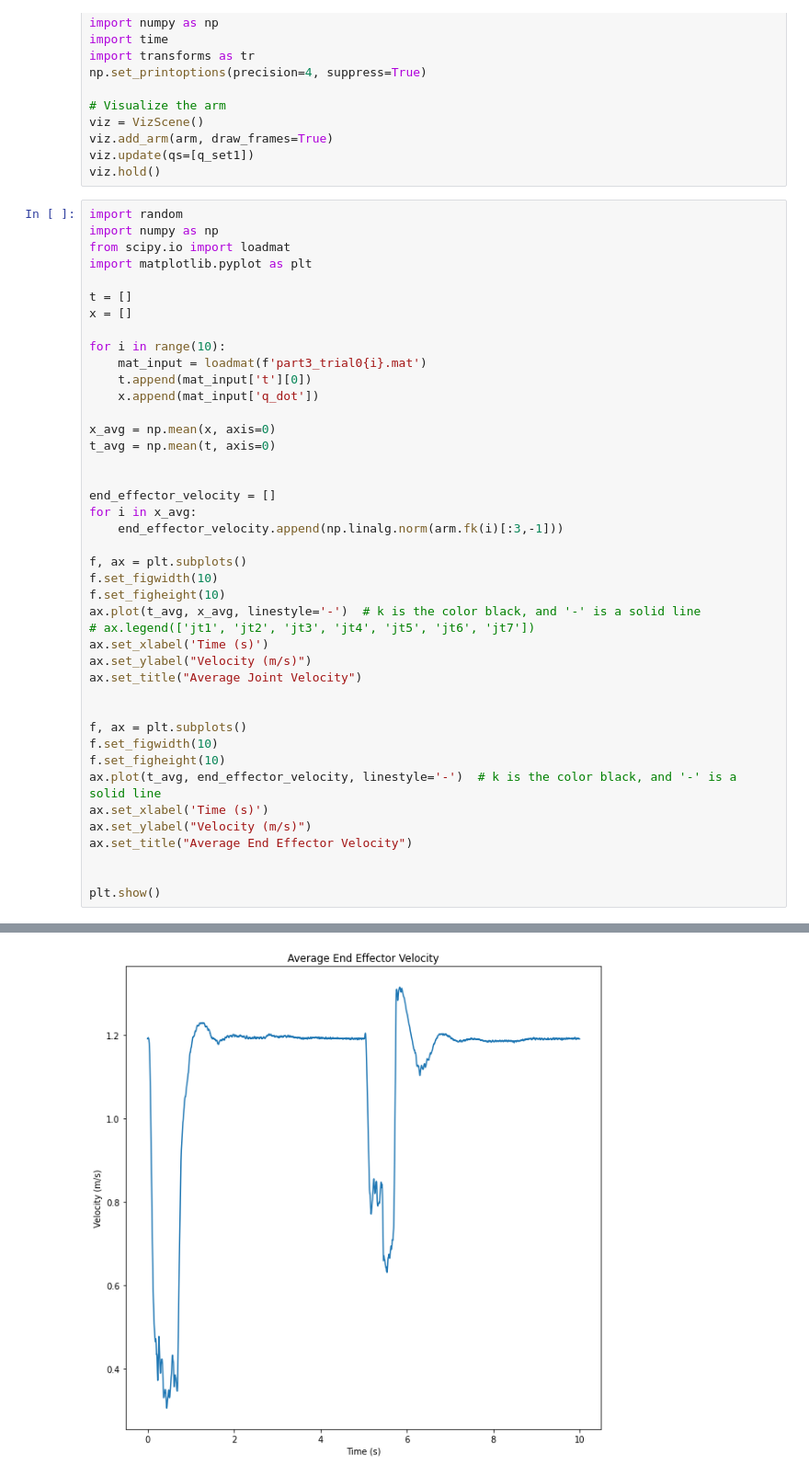
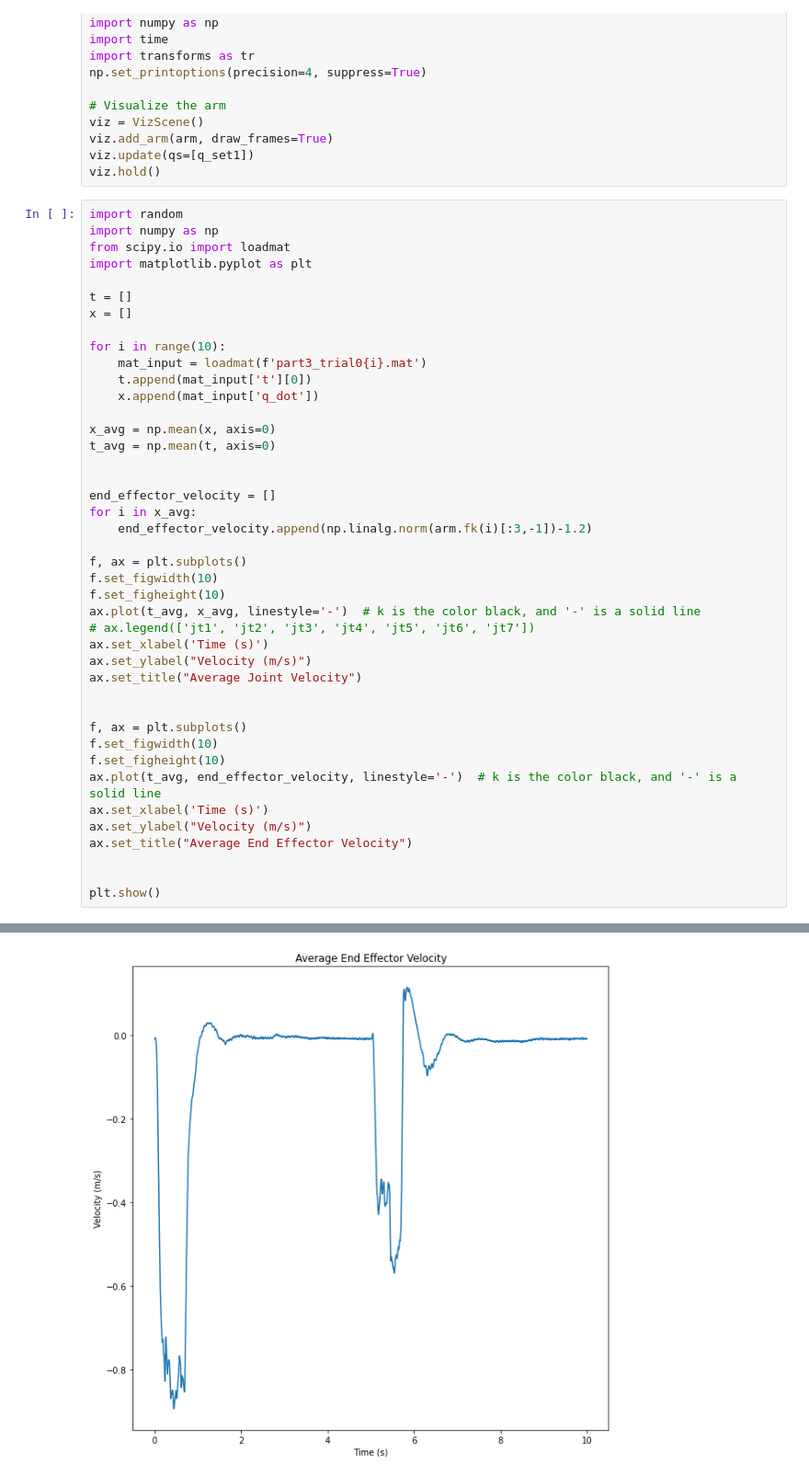
Before and after one commit to dcheney01/MEEN537, a Jupyter notebook: HW/Lab/lab1.ipynb, the cells around one changed output, grey strips where cells are left out. Shown: that part at 92% size. Drawn from its saved outputs; the diff is of its cells as text.

```diff
--- a/HW/Lab/lab1.ipynb
+++ b/HW/Lab/lab1.ipynb
@@ -120,32 +120,32 @@ for i in range(10):
 
 x_avg = np.mean(x, axis=0)
 t_avg = np.mean(t, axis=0)
 
 
 end_effector_velocity = []
 for i in x_avg:
-    end_effector_velocity.append(np.linalg.norm(arm.fk(i)[:3,-1]))
+    end_effector_velocity.append(np.linalg.norm(arm.fk(i)[:3,-1])-1.2)
 
 f, ax = plt.subplots()
 f.set_figwidth(10)
 f.set_figheight(10)
 ax.plot(t_avg, x_avg, linestyle='-')  # k is the color black, and '-' is a solid line
 # ax.legend(['jt1', 'jt2', 'jt3', 'jt4', 'jt5', 'jt6', 'jt7'])
 ax.set_xlabel('Time (s)')
 ax.set_ylabel("Velocity (m/s)")
 ax.set_title("Average Joint Velocity")
 
 
 f, ax = plt.subplots()
 f.set_figwidth(10)
 f.set_figheight(10)
 ax.plot(t_avg, end_effector_velocity, linestyle='-')  # k is the color black, and '-' is a solid line
 ax.set_xlabel('Time (s)')
 ax.set_ylabel("Velocity (m/s)")
 ax.set_title("Average End Effector Velocity")
 
 
 plt.show()
 # %% [output]
 [figure]
-[figure, old version]
+[figure, new version]
```
Also changed, not shown: 6 other files.
